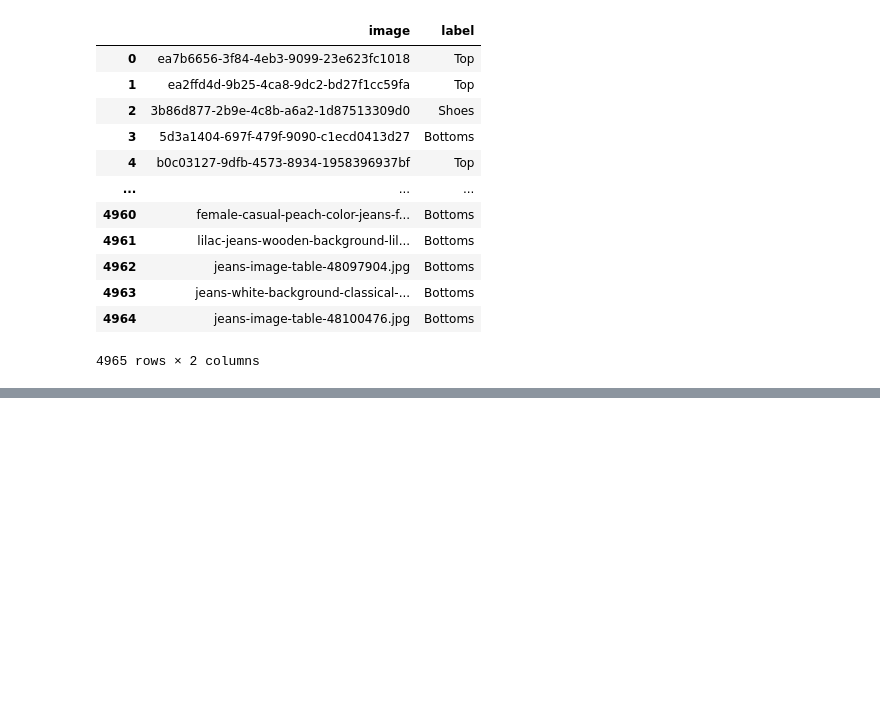
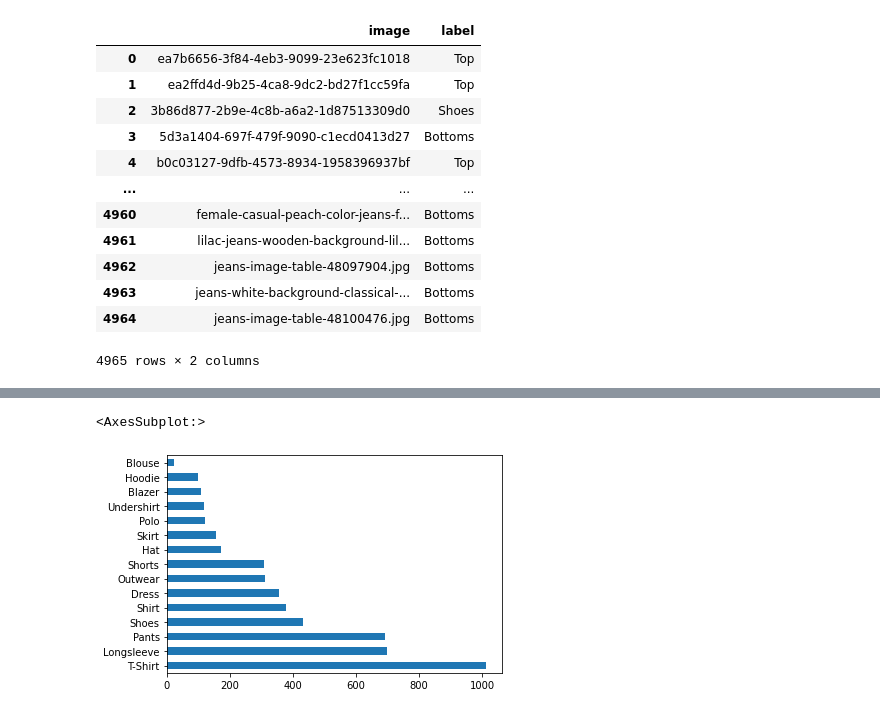
Before and after one commit to maxBruckhaus/clothing-classifier, a Jupyter notebook: Add_Additional_Data.ipynb, the cells around one changed output, grey strips where cells are left out. Drawn from its saved outputs; the diff is of its cells as text; code cells hidden in the pictures; blank space fills up the shorter version.

```diff
--- a/Add_Additional_Data.ipynb
+++ b/Add_Additional_Data.ipynb
@@ -172,0 +175,3 @@ check
+# %%
+df = pd.read_csv('images_4.csv')
+df
@@ -172,0 +213,5 @@ check
+# %%
+df.label.value_counts().plot(kind='barh')
+# %% [output]
+<AxesSubplot:>
+[figure, added]
```
Also changed, not shown: parts of 18 cells of this notebook, 1 other file.
